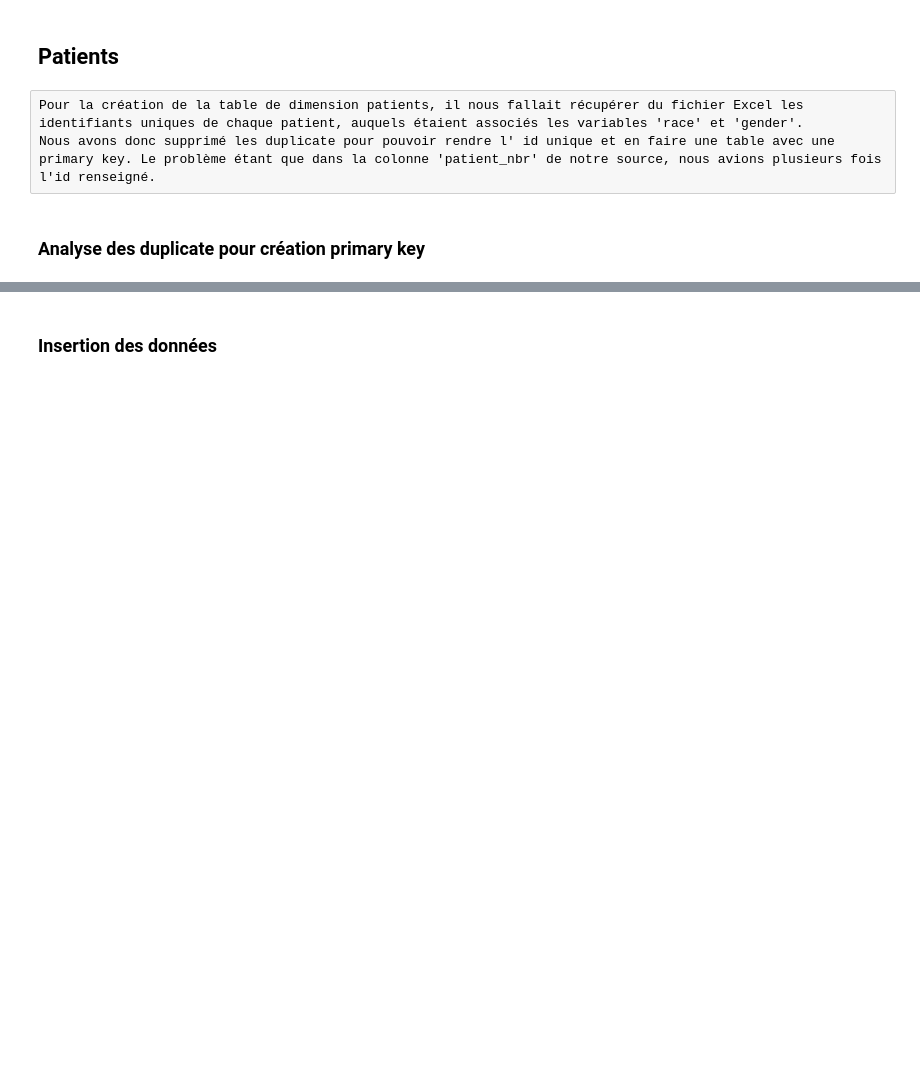
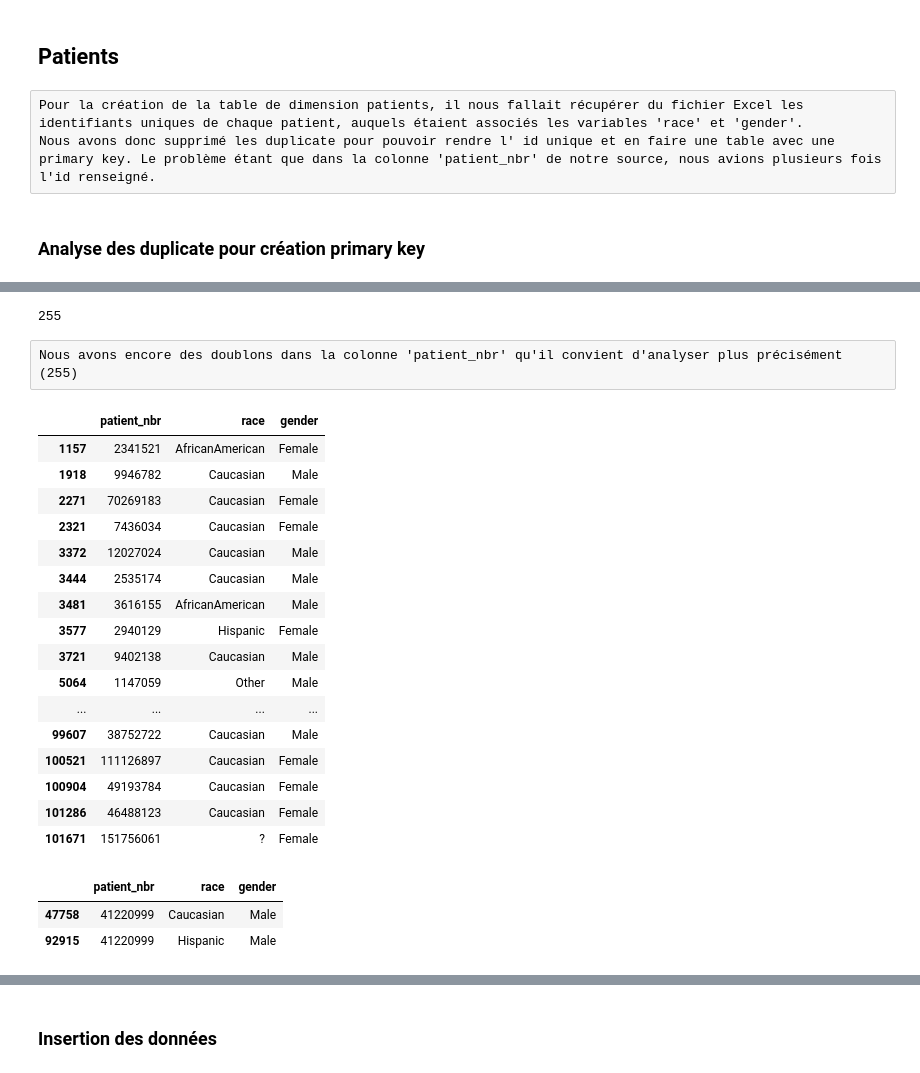
Before and after one commit to Gwendelina/130US_diabete, a Jupyter notebook: Creation BDD/Creation_BDD.ipynb, the cells around one changed output, grey strips where cells are left out. Cells and saved outputs as stored; diff of their text form; code cells hidden in the pictures; blank space fills up the shorter version.

```diff
--- a/Creation BDD/Creation_BDD.ipynb
+++ b/Creation BDD/Creation_BDD.ipynb
@@ -151,0 +144,5 @@ patients
+# %%
+# On sélectionne les colonnes dont on a besoin
+
+analyse = df[['patient_nbr','race', 'gender']]
+analyse
@@ -151,0 +180,5 @@ patients
+# %%
+# On supprime les lignes dupliquées
+
+analyse = analyse.drop_duplicates()
+analyse
@@ -151,0 +199,40 @@ patients
+# %%
+# On analyse s'il reste des lignes dupliquées par id
+
+analyse.duplicated(subset = 'patient_nbr').sum()
+# %% [output]
+255
+# %% [raw]
+Nous avons encore des doublons dans la colonne 'patient_nbr' qu'il convient d'analyser plus précisément (255)
+# %%
+# On affiche la liste des doublons
+
+doublons = analyse[analyse.duplicated(subset = 'patient_nbr')]
+doublons
+# %% [output]
+|  | patient_nbr | race | gender |
+| 1157 | 2341521 | AfricanAmerican | Female |
+| 1918 | 9946782 | Caucasian | Male |
+| 2271 | 70269183 | Caucasian | Female |
+| 2321 | 7436034 | Caucasian | Female |
+| 3372 | 12027024 | Caucasian | Male |
+| 3444 | 2535174 | Caucasian | Male |
+| 3481 | 3616155 | AfricanAmerican | Male |
+| 3577 | 2940129 | Hispanic | Female |
+| 3721 | 9402138 | Caucasian | Male |
+| 5064 | 1147059 | Other | Male |
+| ... | ... | ... | ... |
+| 99607 | 38752722 | Caucasian | Male |
+| 100521 | 111126897 | Caucasian | Female |
+| 100904 | 49193784 | Caucasian | Female |
+| 101286 | 46488123 | Caucasian | Female |
+| 101671 | 151756061 | ? | Female |
+# %%
+# On filtre sur le dataset original afin d'analyser de plus près la nature des doublons
+
+filtre = analyse[analyse['patient_nbr'] == 41220999]
+filtre
+# %% [output]
+|  | patient_nbr | race | gender |
+| 47758 | 41220999 | Caucasian | Male |
+| 92915 | 41220999 | Hispanic | Male |
```
Also changed, not shown: parts of 49 cells of this notebook, 1 other file.
